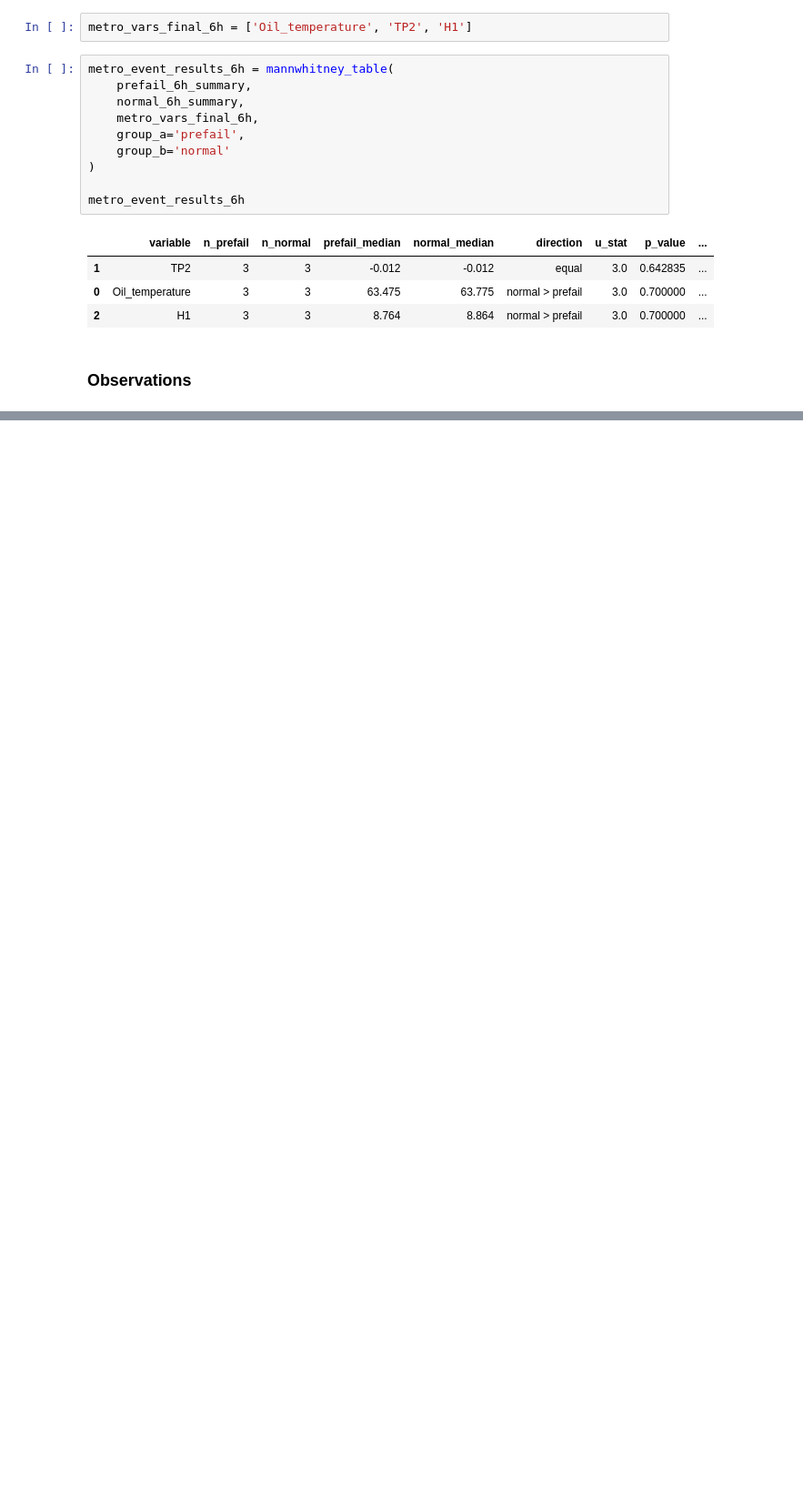
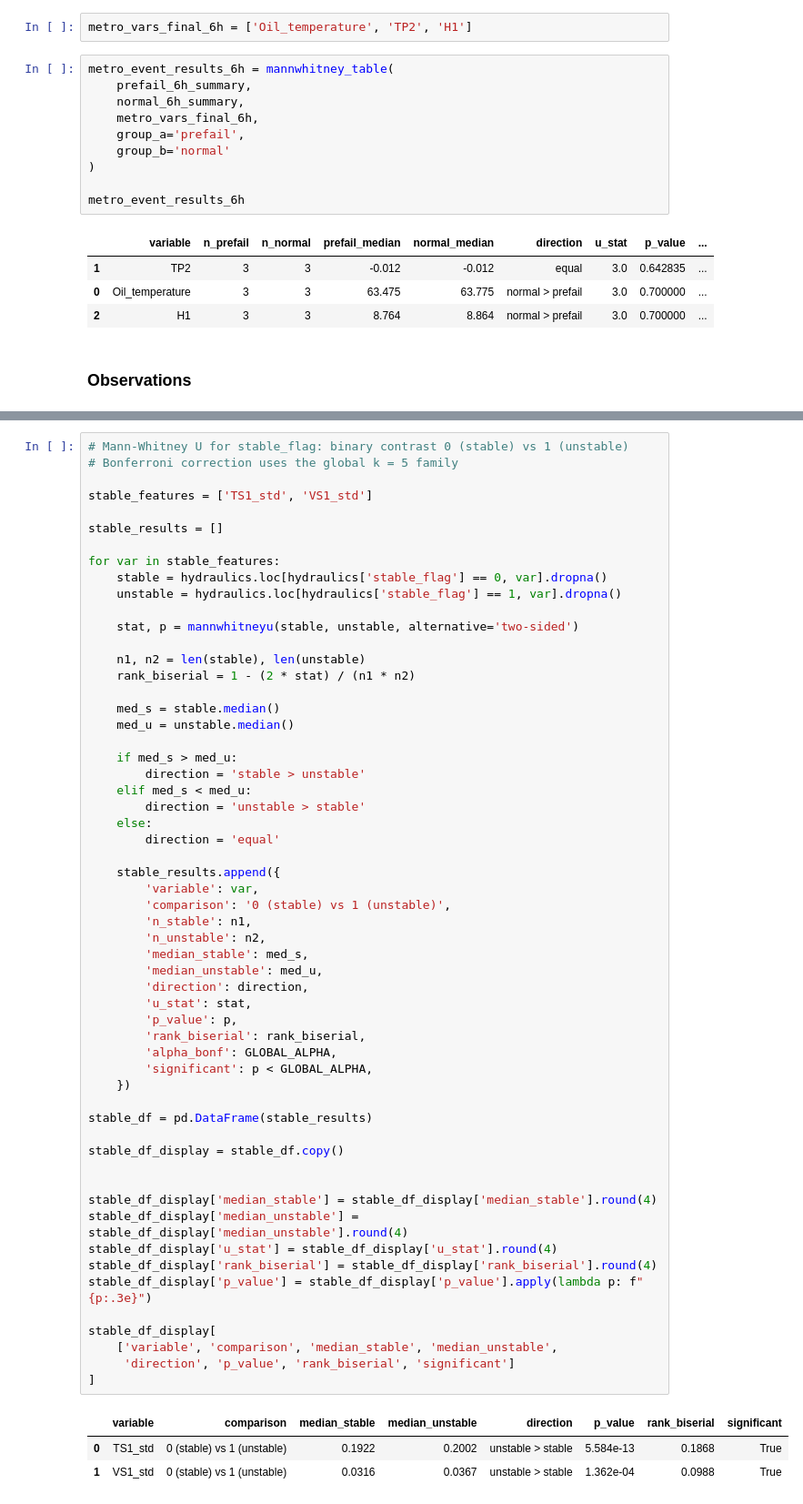
Before and after one commit to Vanya2307/Predictive-Maintenance-Fluid-Systems, a Jupyter notebook: drafts/03_draft_scratchpad.ipynb, the cells around one changed output, grey strips where cells are left out. Shown at 91% size. Saved outputs shown, nothing was run; the diff lists cells and outputs as text; blank space fills up the shorter version.

```diff
--- a/drafts/03_draft_scratchpad.ipynb
+++ b/drafts/03_draft_scratchpad.ipynb
@@ -679,0 +950,61 @@ At this stage, the MetroPT-3 evidence is therefore better interpreted as directi
+# %%
+# Mann-Whitney U for stable_flag: binary contrast 0 (stable) vs 1 (unstable)
+# Bonferroni correction uses the global k = 5 family
+
+stable_features = ['TS1_std', 'VS1_std']
+
+stable_results = []
+
+for var in stable_features:
+    stable = hydraulics.loc[hydraulics['stable_flag'] == 0, var].dropna()
+    unstable = hydraulics.loc[hydraulics['stable_flag'] == 1, var].dropna()
+
+    stat, p = mannwhitneyu(stable, unstable, alternative='two-sided')
+
+    n1, n2 = len(stable), len(unstable)
+    rank_biserial = 1 - (2 * stat) / (n1 * n2)
+
+    med_s = stable.median()
+    med_u = unstable.median()
+
+    if med_s > med_u:
+        direction = 'stable > unstable'
+    elif med_s < med_u:
+        direction = 'unstable > stable'
+    else:
+        direction = 'equal'
+
+    stable_results.append({
+        'variable': var,
+        'comparison': '0 (stable) vs 1 (unstable)',
+        'n_stable': n1,
+        'n_unstable': n2,
+        'median_stable': med_s,
+        'median_unstable': med_u,
+        'direction': direction,
+        'u_stat': stat,
+        'p_value': p,
+        'rank_biserial': rank_biserial,
+        'alpha_bonf': GLOBAL_ALPHA,
+        'significant': p < GLOBAL_ALPHA,
+    })
+
+stable_df = pd.DataFrame(stable_results)
+
+stable_df_display = stable_df.copy()
+
+
+stable_df_display['median_stable'] = stable_df_display['median_stable'].round(4)
+stable_df_display['median_unstable'] = stable_df_display['median_unstable'].round(4)
+stable_df_display['u_stat'] = stable_df_display['u_stat'].round(4)
+stable_df_display['rank_biserial'] = stable_df_display['rank_biserial'].round(4)
+stable_df_display['p_value'] = stable_df_display['p_value'].apply(lambda p: f"{p:.3e}")
+
+stable_df_display[
+    ['variable', 'comparison', 'median_stable', 'median_unstable',
+     'direction', 'p_value', 'rank_biserial', 'significant']
+]
+# %% [output]
+|  | variable | comparison | median_stable | median_unstable | direction | p_value | rank_biserial | significant |
+| 0 | TS1_std | 0 (stable) vs 1 (unstable) | 0.1922 | 0.2002 | unstable > stable | 5.584e-13 | 0.1868 | True |
+| 1 | VS1_std | 0 (stable) vs 1 (unstable) | 0.0316 | 0.0367 | unstable > stable | 1.362e-04 | 0.0988 | True |
```
Also changed, not shown: parts of 33 cells of this notebook, 3 other files.
